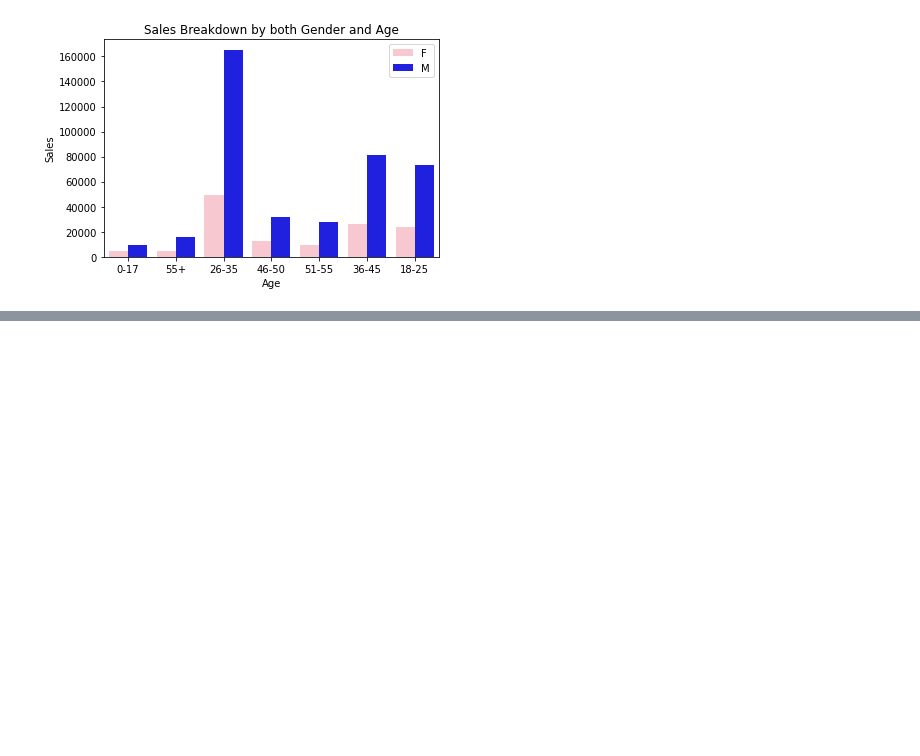
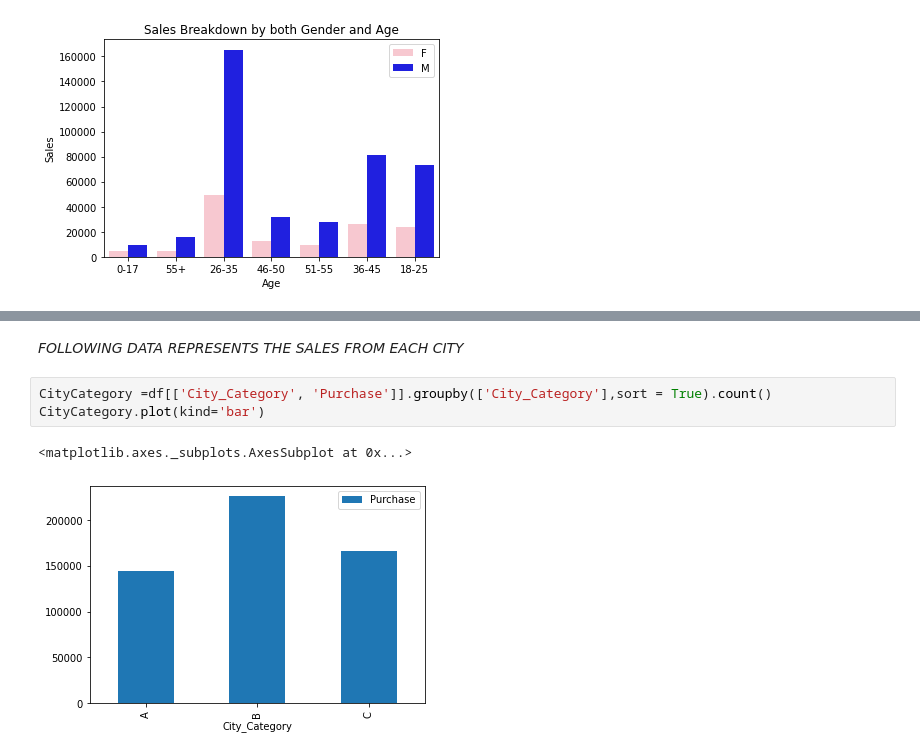
Before and after one commit to ManavKaul/Black-Friday-Sale, a Jupyter notebook: Black_Friday_Sale_Analysis.ipynb, the cells around one changed output, grey strips where cells are left out. Cells and saved outputs as stored; diff of their text form; blank space fills up the shorter version.

```diff
--- a/Black_Friday_Sale_Analysis.ipynb
+++ b/Black_Friday_Sale_Analysis.ipynb
@@ -66,0 +104,8 @@ Text(0.5, 1.0, 'Sales Breakdown by both Gender and Age')
+# %% [markdown]
+*FOLLOWING DATA REPRESENTS THE SALES FROM EACH CITY*
+# %%
+CityCategory =df[['City_Category', 'Purchase']].groupby(['City_Category'],sort = True).count()
+CityCategory.plot(kind='bar')
+# %% [output]
+<matplotlib.axes._subplots.AxesSubplot at 0x...>
+[figure, added]
```
Also changed, not shown: parts of 10 cells of this notebook.
